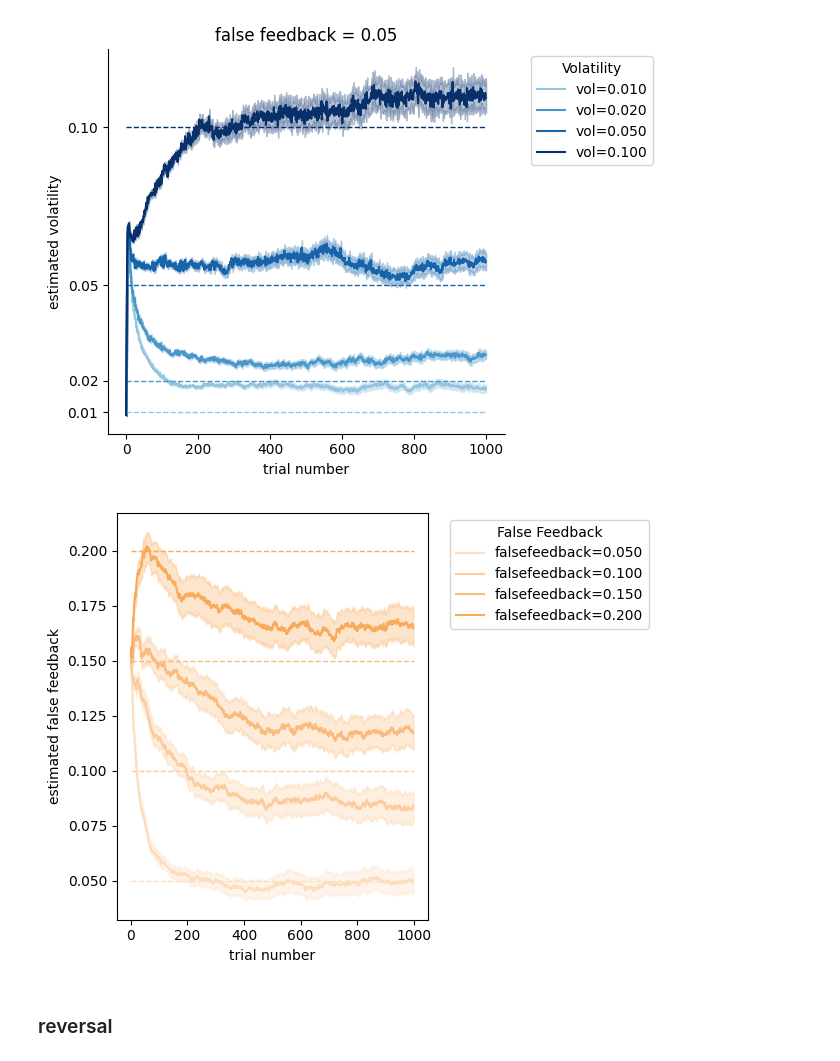
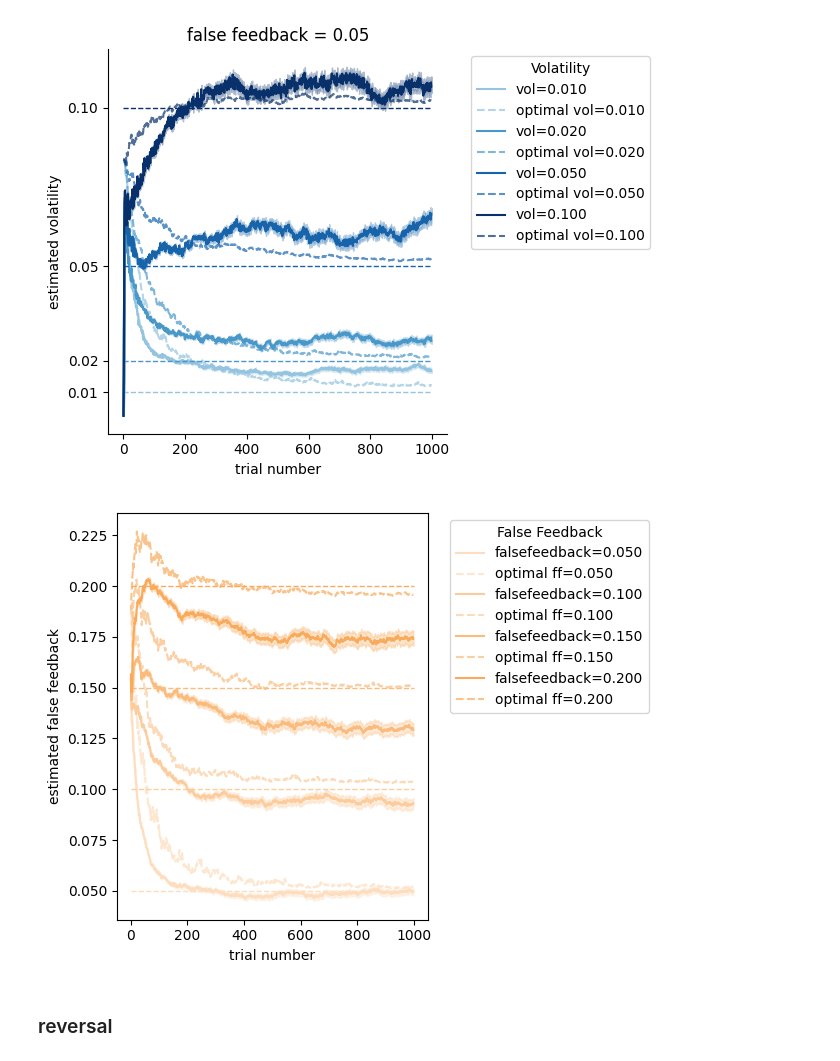
Before and after one commit to csmfindling/neuralSSMs, a Jupyter notebook: mastermind/learn_to_infer.ipynb, the cells around one changed output. Saved outputs shown, nothing was run; the diff lists cells and outputs as text; code cells hidden in the pictures.

```diff
--- a/mastermind/learn_to_infer.ipynb
+++ b/mastermind/learn_to_infer.ipynb
@@ -96,12 +74,0 @@ result = self.evaluate()
-# %%
-# Sort nus into bins with equal number of points
-nb_bins = 10
-nus = self.env.nu.mean(axis=1)
-sorted_bins = np.percentile(nus, np.linspace(0, 100, nb_bins + 1))
-digited_bins = np.digitize(nus, sorted_bins) - 1
-nus_native = np.zeros([nb_bins])
-nus_learned = np.zeros([nb_bins])
-for bin in range(nb_bins):
-    print(f"Bin {bin}: {nus[digited_bins == bin].mean()}, n={np.sum(digited_bins == bin)}")
-    nus_native[bin] = self.env.nu[digited_bins == bin].mean()
-    nus_learned[bin] = result["params_transition"][digited_bins == bin, -1].mean(axis=0).detach().numpy()
@@ -119,21 +74,0 @@ Bin 9: 0.17000408863608413, n=99
-# %%
-import seaborn as sns
-
-nus = self.env.nu.mean(axis=1)
-inferred_vol = [(result["params_transition"].mean(axis=1)[nus == nu]).detach().numpy() for nu in np.unique(nus)]
-mean_vol = np.array([np.mean(v) for v in inferred_vol])
-std_vol = np.array([np.std(v) for v in inferred_vol])
-
-plt.figure(figsize=(5, 3))
-plt.errorbar(np.unique(nus), mean_vol, yerr=std_vol, capsize=0, capthick=0, linestyle='None', marker='+')
-
-# Add linear regression with confidence interval
-unique_nus = np.unique(nus)
-sns.regplot(x=unique_nus, y=mean_vol, scatter=False, color='red')
-
-plt.ylim([0, 0.3])
-plt.gca().set_yticks([0,  0.1, 0.2, 0.3])
-plt.gca().set_xticks([0,  0.1, 0.2, 0.3, 0.4])
-plt.gca().spines[['right', 'top']].set_visible(False)
-plt.xlabel('True volatility')
-plt.ylabel('Inferred mean volatility')
@@ -162,7 +94,7 @@ from scipy.stats import spearmanr, pearsonr
 import warnings
 warnings.simplefilter("error", RuntimeWarning)
 from tqdm import tqdm
-nb_simul = 5
+nb_simul = 30
 nb_trials = 1000
 
 # performance
@@ -189,7 +121,7 @@ for index in tqdm(range(1, nb_simul + 1)):
         "mastermindGRU_id{0}".format(index),
     )
 
-    self.load_model(nb_episodes=10000)
+    self.load_model()
 
     np.random.seed(0)
     torch.manual_seed(0)
@@ -234,36 +223,39 @@ for index in tqdm(range(1, nb_simul + 1)):
 # %%
 unique_vols = np.unique(vols)[1:]
-estimations_means = np.hstack([nus_function_of_trials[:, (vols==v) * (ffs==0.05)].mean(axis=1, keepdims=True) for v in unique_vols])
+assert(np.all(unique_vols_opt == unique_vols))
+estimations_means = np.hstack([nus_function_of_trials[:, (vols==v) * (ffs==0.1)].mean(axis=1, keepdims=True) for v in unique_vols])
 
 import matplotlib.pyplot as plt
 import matplotlib.cm as cm
 import numpy as np
 
 # Create a colormap with as many shades as unique_vols
 cmap = cm.get_cmap('Blues', estimations_means.shape[1] + 2)  # +2 to avoid pure white
 
 fig, ax = plt.subplots()
 for i in range(estimations_means.shape[1]):
     color = cmap(i + 2)  # skip the lightest colors
     ax.plot(estimations_means[:, i, 1:1000].mean(axis=0), color=color, label=f'vol={unique_vols[i]:.3f}')
+    ax.plot(estimations_means_vol_opt[i, 1:1000], color=color, linestyle='--', linewidth=1.5, label=f'optimal vol={unique_vols[i]:.3f}', alpha=0.7)
     ax.fill_between(np.arange(1, 1000),
         estimations_means[:, i, 1:1000].mean(axis=0) - estimations_means[:, i, 1:1000].std(axis=0) / np.sqrt(estimations_means.shape[0]),
         estimations_means[:, i, 1:1000].mean(axis=0) + estimations_means[:, i, 1:1000].std(axis=0) / np.sqrt(estimations_means.shape[0]),
         color=color, alpha=0.3)
+
     ax.plot([0, 1000], [unique_vols[i], unique_vols[i]], color=color, linestyle='--', linewidth=1)
 ax.set_xlabel('True volatility')
 ax.legend(title="Volatility", bbox_to_anchor=(1.05, 1), loc='upper left')
 ax.set_xlabel('trial number')
 ax.set_ylabel('estimated volatility')
 ax.set_title('false feedback = 0.05')
 ax.set_yticks(unique_vols)
 # Take out top and right edges
 ax.spines['top'].set_visible(False)
 ax.spines['right'].set_visible(False)
 plt.tight_layout()
-#plt.savefig('figures/volatility_trial_number_dec2025.pdf')
+plt.savefig('figures/volatility_trial_number_feb2026_mastermind.pdf')
 # %% [output]
-[figure, old version]
+[figure, new version]
 # %%
 unique_falsefeedback = np.unique(ffs)
 estimations_means = 1- np.hstack([false_positive_rate_function_of_trials[:, (ffs==v) * (vols==0.05)].mean(axis=1, keepdims=True) for v in unique_falsefeedback])
@@ -288,6 +280,7 @@ for i in range(1, estimations_means.shape[1] + 2):
 for i in range(estimations_means.shape[1]):
     color = colors[i + 2]  # skip the lightest colors (to avoid pure white)
     plt.plot(estimations_means[:, i, 1:1000].mean(axis=0), color=color, label=f'falsefeedback={unique_falsefeedback[i]:.3f}')
+    plt.plot(estimations_means_ff_opt[i, 1:1000], color=color, linestyle='--', linewidth=1.5, label=f'optimal ff={unique_falsefeedback[i]:.3f}', alpha=0.7)
     plt.fill_between(np.arange(1, 1000),
         estimations_means[:, i, 1:1000].mean(axis=0) - estimations_means[:, i, 1:1000].std(axis=0) / np.sqrt(estimations_means.shape[0]),
         estimations_means[:, i, 1:1000].mean(axis=0) + estimations_means[:, i, 1:1000].std(axis=0) / np.sqrt(estimations_means.shape[0]),
@@ -298,9 +291,9 @@ plt.legend(title="False Feedback", bbox_to_anchor=(1.05, 1), loc='upper left')
 plt.xlabel('trial number')
 plt.ylabel('estimated false feedback')
 plt.tight_layout()
-#plt.savefig('figures/falsefeedback_trial_number_dec2025.pdf')
+plt.savefig('figures/falsefeedback_trial_number_feb2026_mastermind.pdf')
 # %% [output]
-[figure, old version]
+[figure, new version]
 # %% [markdown]
 ### reversal
 # %%
```
Also changed, not shown: parts of 46 cells of this notebook, 21 other files.
